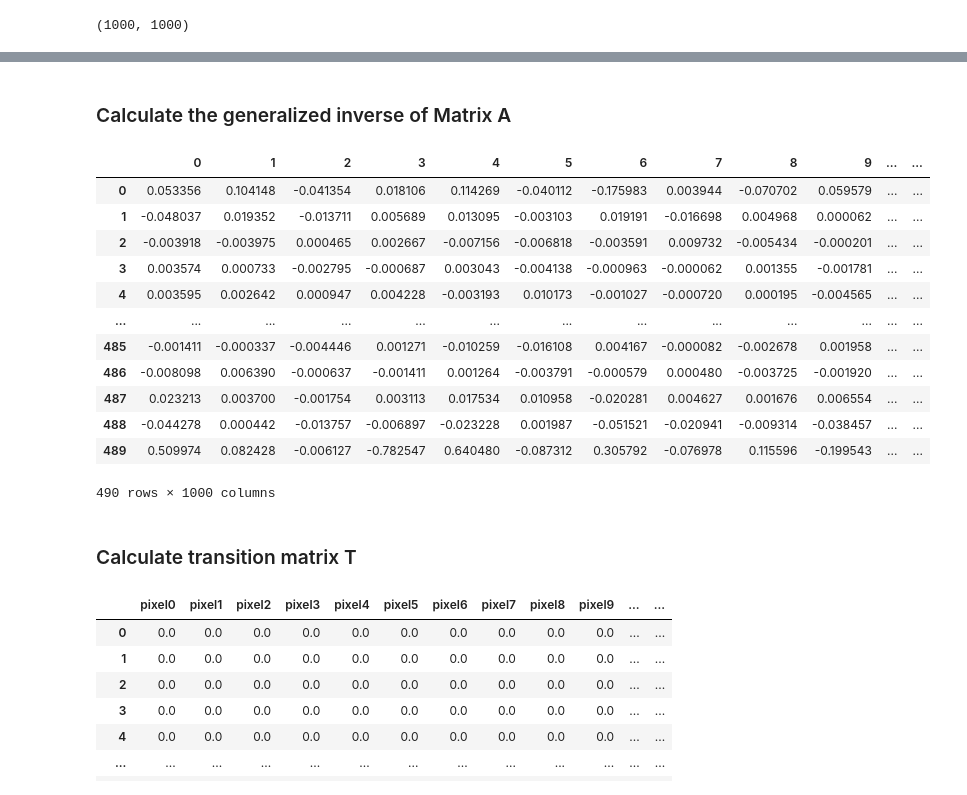
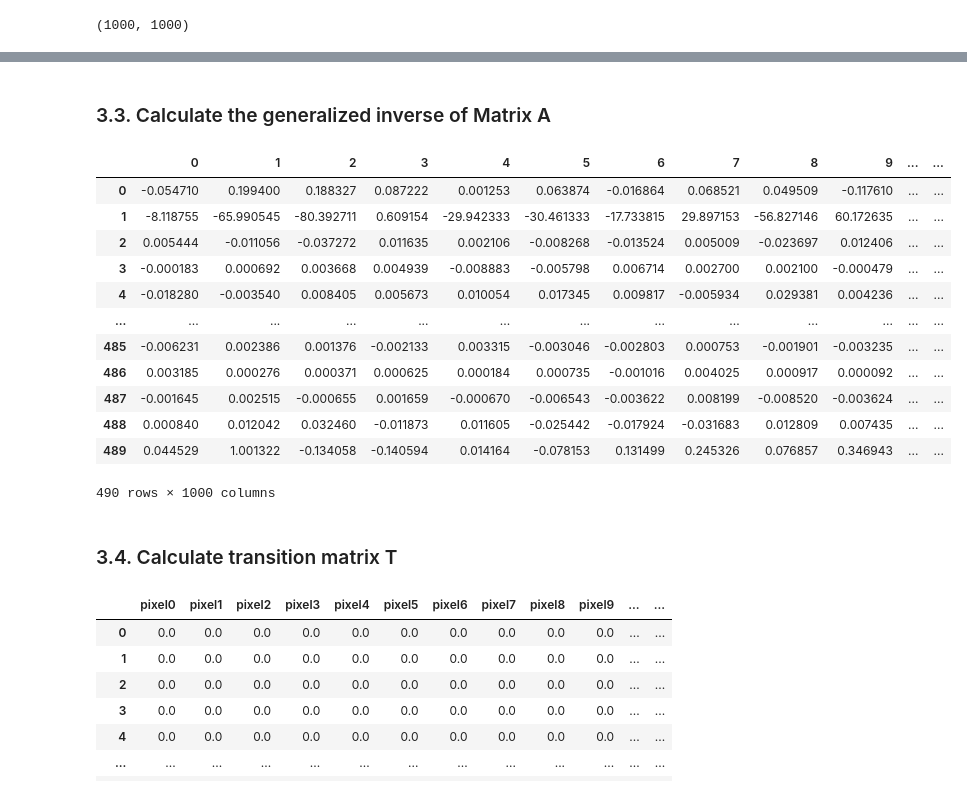
Before and after one commit to radiukpavlo/transition-matrix-ml, a Jupyter notebook: projects/mnist_transion-matrix-ml.ipynb, the cells around one changed output, grey strips where cells are left out. Saved outputs shown, nothing was run; the diff lists cells and outputs as text; code cells hidden in the pictures.

```diff
--- a/projects/mnist_transion-matrix-ml.ipynb
+++ b/projects/mnist_transion-matrix-ml.ipynb
@@ -46,18 +51,24 @@ df_matrix_B
 # %%
-matrix_A = df_matrix_A.drop(df_matrix_A.columns[0], axis=1)
+matrix_A_train = df_matrix_A_train.drop(df_matrix_A_train.columns[0], axis=1)
+matrix_A_test = df_matrix_A_test.drop(df_matrix_A_test.columns[0], axis=1)
 # %%
 # Extract the first column for unique IDs
-matrix_A_unique_id = matrix_A.iloc[:, 0].to_frame()
+matrix_A_unique_id_train = matrix_A_train.iloc[:, 0].to_frame()
+matrix_A_unique_id_test = matrix_A_test.iloc[:, 0].to_frame()
 
 # Extract the remaining columns for matrix A
-matrix_A_final = matrix_A.iloc[:, 1:]
+matrix_A_final_train = matrix_A_train.iloc[:, 1:]
+matrix_A_final_test = matrix_A_test.iloc[:, 1:]
 
 # Extract the first column for unique IDs
-matrix_B_unique_id = df_matrix_B.iloc[:, 0].to_frame()
+matrix_B_unique_id_train = df_matrix_B_train.iloc[:, 0].to_frame()
+matrix_B_unique_id_test = df_matrix_B_test.iloc[:, 0].to_frame()
 
 # Extract the second column for labels
-matrix_B_labels = df_matrix_B.iloc[:, 1].to_frame()
+matrix_B_labels_train = df_matrix_B_train.iloc[:, 1].to_frame()
+matrix_B_labels_test = df_matrix_B_test.iloc[:, 1].to_frame()
 
 # Extract the remaining columns for matrix_B_final
-matrix_B_final = df_matrix_B.iloc[:, 2:]
+matrix_B_final_train = df_matrix_B_train.iloc[:, 2:]
+matrix_B_final_test = df_matrix_B_test.iloc[:, 2:]
 # %%
@@ -156,5 +167,6 @@ matrix_B_final
 #                   [0.9, -0.9, 0.85, -0.45, -3.1],
 #                   [0.8, -0.8, 0.9, -0.5, -3.2]]
 # %%
-df_matrix_A_final = pd.DataFrame(matrix_A_final)
+df_matrix_A_final_train = pd.DataFrame(matrix_A_final_train)
+df_matrix_A_final_test = pd.DataFrame(matrix_A_final_test)
 # %%
@@ -255,28 +283,28 @@ reconstructed_df
 1000 rows × 490 columns
 # %% [markdown]
-### Calculate the generalized inverse of Matrix A
+### 3.3. Calculate the generalized inverse of Matrix A
 # %%
 # Calculate the generalized (Moore-Penrose) inverse
-matrix_A_final_pinv = np.linalg.pinv(df_matrix_A_final.values)
+matrix_A_final_train_pinv = np.linalg.pinv(df_matrix_A_final_train.values)
 
 # Convert to a pandas DataFrame, if desired
-matrix_A_final_pinv_df = pd.DataFrame(matrix_A_final_pinv)
+matrix_A_final_train_pinv_df = pd.DataFrame(matrix_A_final_train_pinv)
 # %%
-matrix_A_final_pinv_df
+matrix_A_final_train_pinv_df
 # %% [output]
 |  | 0 | 1 | 2 | 3 | 4 | 5 | 6 | 7 | 8 | 9 | ... | ... |
-| 0 | 0.053356 | 0.104148 | -0.041354 | 0.018106 | 0.114269 | -0.040112 | -0.175983 | 0.003944 | -0.070702 | 0.059579 | ... | ... |
-| 1 | -0.048037 | 0.019352 | -0.013711 | 0.005689 | 0.013095 | -0.003103 | 0.019191 | -0.016698 | 0.004968 | 0.000062 | ... | ... |
-| 2 | -0.003918 | -0.003975 | 0.000465 | 0.002667 | -0.007156 | -0.006818 | -0.003591 | 0.009732 | -0.005434 | -0.000201 | ... | ... |
-| 3 | 0.003574 | 0.000733 | -0.002795 | -0.000687 | 0.003043 | -0.004138 | -0.000963 | -0.000062 | 0.001355 | -0.001781 | ... | ... |
-| 4 | 0.003595 | 0.002642 | 0.000947 | 0.004228 | -0.003193 | 0.010173 | -0.001027 | -0.000720 | 0.000195 | -0.004565 | ... | ... |
+| 0 | -0.054710 | 0.199400 | 0.188327 | 0.087222 | 0.001253 | 0.063874 | -0.016864 | 0.068521 | 0.049509 | -0.117610 | ... | ... |
+| 1 | -8.118755 | -65.990545 | -80.392711 | 0.609154 | -29.942333 | -30.461333 | -17.733815 | 29.897153 | -56.827146 | 60.172635 | ... | ... |
+| 2 | 0.005444 | -0.011056 | -0.037272 | 0.011635 | 0.002106 | -0.008268 | -0.013524 | 0.005009 | -0.023697 | 0.012406 | ... | ... |
+| 3 | -0.000183 | 0.000692 | 0.003668 | 0.004939 | -0.008883 | -0.005798 | 0.006714 | 0.002700 | 0.002100 | -0.000479 | ... | ... |
+| 4 | -0.018280 | -0.003540 | 0.008405 | 0.005673 | 0.010054 | 0.017345 | 0.009817 | -0.005934 | 0.029381 | 0.004236 | ... | ... |
 | ... | ... | ... | ... | ... | ... | ... | ... | ... | ... | ... | ... | ... |
-| 485 | -0.001411 | -0.000337 | -0.004446 | 0.001271 | -0.010259 | -0.016108 | 0.004167 | -0.000082 | -0.002678 | 0.001958 | ... | ... |
-| 486 | -0.008098 | 0.006390 | -0.000637 | -0.001411 | 0.001264 | -0.003791 | -0.000579 | 0.000480 | -0.003725 | -0.001920 | ... | ... |
-| 487 | 0.023213 | 0.003700 | -0.001754 | 0.003113 | 0.017534 | 0.010958 | -0.020281 | 0.004627 | 0.001676 | 0.006554 | ... | ... |
-| 488 | -0.044278 | 0.000442 | -0.013757 | -0.006897 | -0.023228 | 0.001987 | -0.051521 | -0.020941 | -0.009314 | -0.038457 | ... | ... |
-| 489 | 0.509974 | 0.082428 | -0.006127 | -0.782547 | 0.640480 | -0.087312 | 0.305792 | -0.076978 | 0.115596 | -0.199543 | ... | ... |
+| 485 | -0.006231 | 0.002386 | 0.001376 | -0.002133 | 0.003315 | -0.003046 | -0.002803 | 0.000753 | -0.001901 | -0.003235 | ... | ... |
+| 486 | 0.003185 | 0.000276 | 0.000371 | 0.000625 | 0.000184 | 0.000735 | -0.001016 | 0.004025 | 0.000917 | 0.000092 | ... | ... |
+| 487 | -0.001645 | 0.002515 | -0.000655 | 0.001659 | -0.000670 | -0.006543 | -0.003622 | 0.008199 | -0.008520 | -0.003624 | ... | ... |
+| 488 | 0.000840 | 0.012042 | 0.032460 | -0.011873 | 0.011605 | -0.025442 | -0.017924 | -0.031683 | 0.012809 | 0.007435 | ... | ... |
+| 489 | 0.044529 | 1.001322 | -0.134058 | -0.140594 | 0.014164 | -0.078153 | 0.131499 | 0.245326 | 0.076857 | 0.346943 | ... | ... |
 490 rows × 1000 columns
 # %% [markdown]
-### Calculate transition matrix T
+### 3.4. Calculate transition matrix T
 # %%
```
Also changed, not shown: parts of 28 cells of this notebook, 27 other files.
